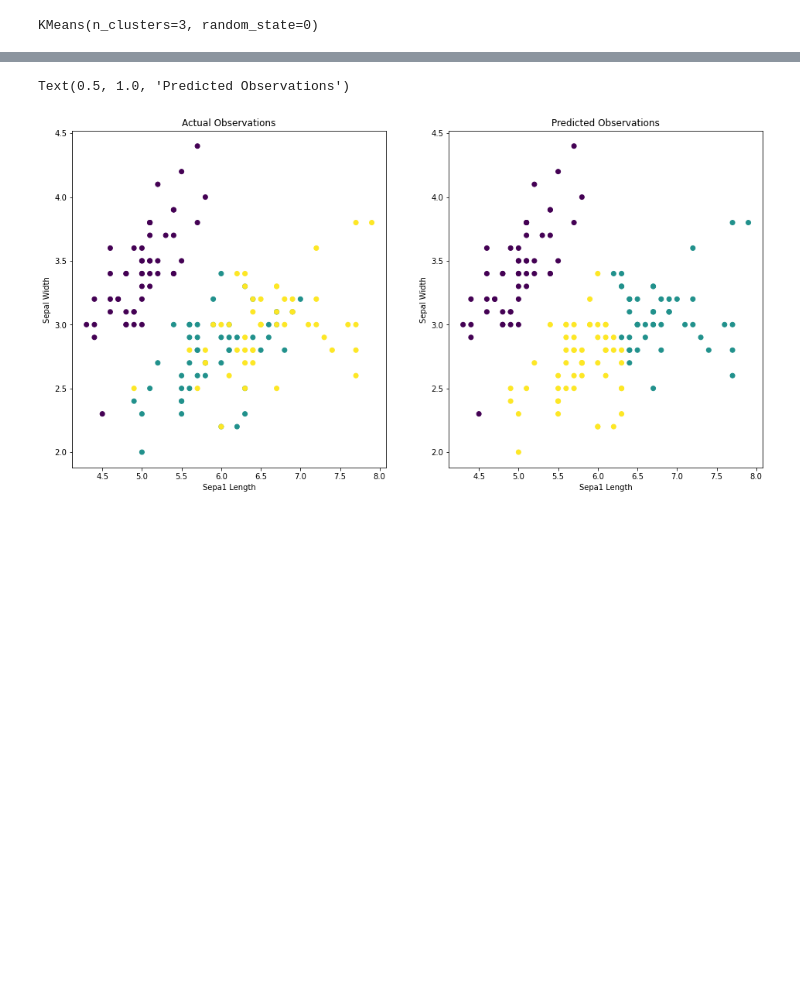
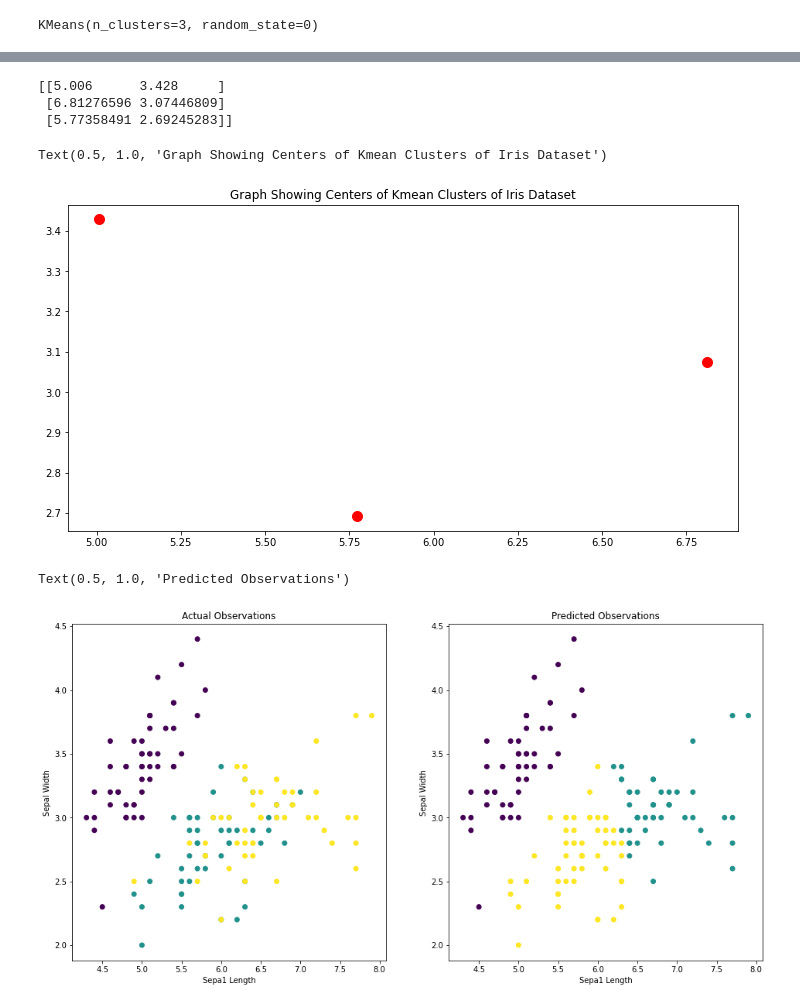
Before and after one commit to garycunningham89/machinelearning, a Jupyter notebook: tasks2020.ipynb, the cells around one changed output, grey strips where cells are left out. Cells and saved outputs as stored; diff of their text form; code cells hidden in the pictures; blank space fills up the shorter version.

```diff
--- a/tasks2020.ipynb
+++ b/tasks2020.ipynb
@@ -416,2 +455,16 @@ print(centers)
+# %%
+#finding the centres and printing them to show the 3 arrays of center points
+centers = km.cluster_centers_
+print(centers)
+#plotting the centers to show their locations without the data set
+fig, axes = plt.subplots(1, figsize=(12,6))
+plt.scatter(centers[:,0], centers[:,1], s = 100, c = 'red')
+plt.title('Graph Showing Centers of Kmean Clusters of Iris Dataset')
+# %% [output]
+[[5.006      3.428     ]
+ [6.81276596 3.07446809]
+ [5.77358491 2.69245283]]
+Text(0.5, 1.0, 'Graph Showing Centers of Kmean Clusters of Iris Dataset')
+[figure, added]
 # %%
 fig, axes = plt.subplots(1, 2, figsize=(16,8))
```
Also changed, not shown: parts of 23 cells of this notebook.
